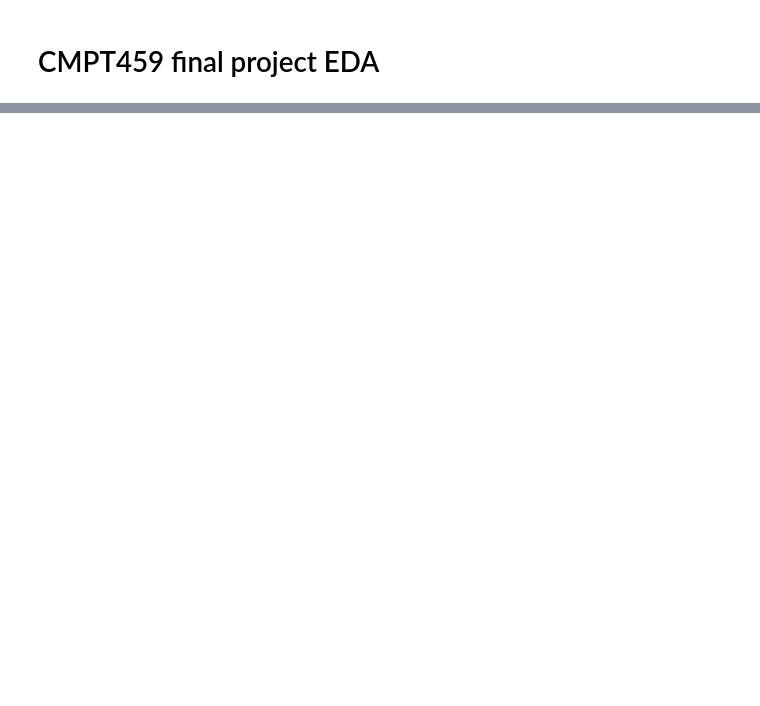
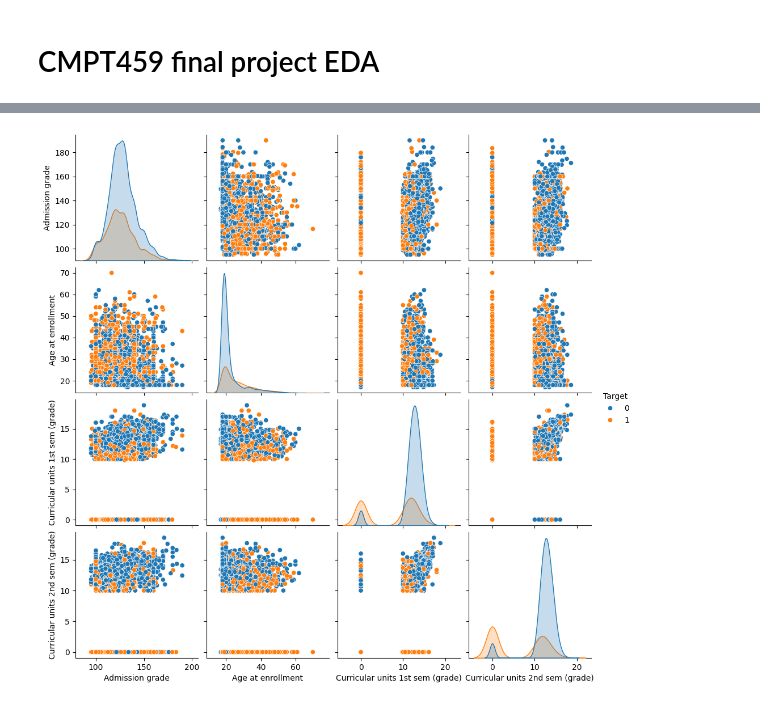
Before and after one commit to jnqian99/academic-performance, a Jupyter notebook: notebooks/2_eda.ipynb, the cells around one changed output, grey strips where cells are left out. Drawn from its saved outputs; the diff is of its cells as text; code cells hidden in the pictures; blank space fills up the shorter version.

```diff
--- a/notebooks/2_eda.ipynb
+++ b/notebooks/2_eda.ipynb
@@ -38,6 +73,13 @@ Inflation rate                                      9
 GDP                                                10
 Target                                              2
 dtype: int64
+# %%
+selected_features = ['Admission grade', 'Age at enrollment', 'Curricular units 1st sem (grade)', 'Curricular units 2nd sem (grade)', 'Target']
+
+sns.pairplot(data[selected_features], hue='Target')
+plt.show()
+# %% [output]
+[figure, added]
 # %%
 #Plot distributions of key features using histograms, box plots, etc.
 # Histograms for all columns in a nice way
```
Also changed, not shown: parts of 7 cells of this notebook, 1 other file.
